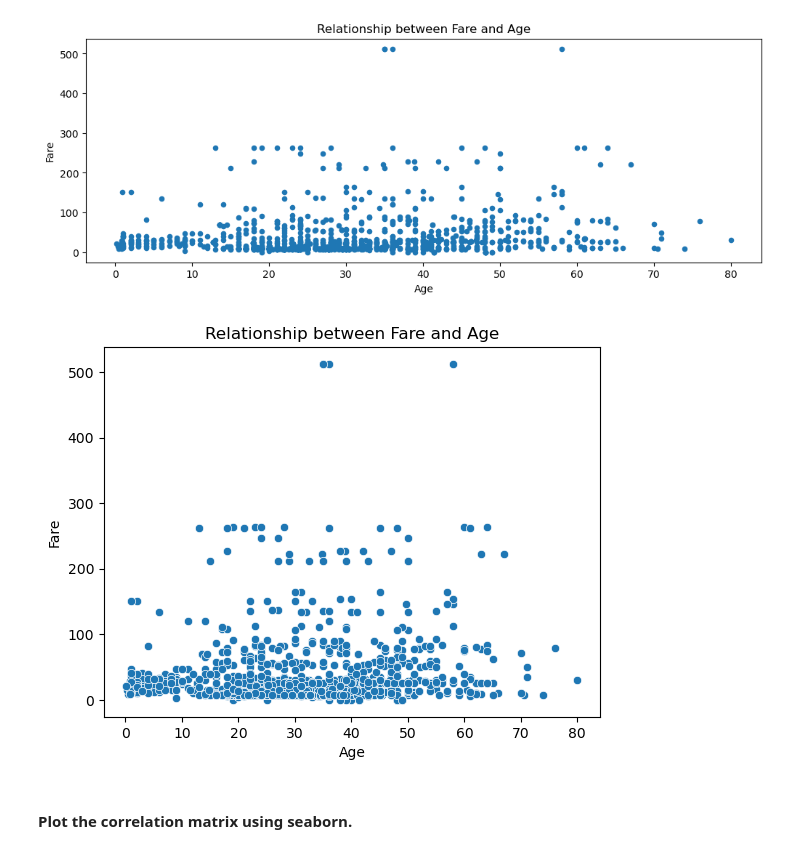
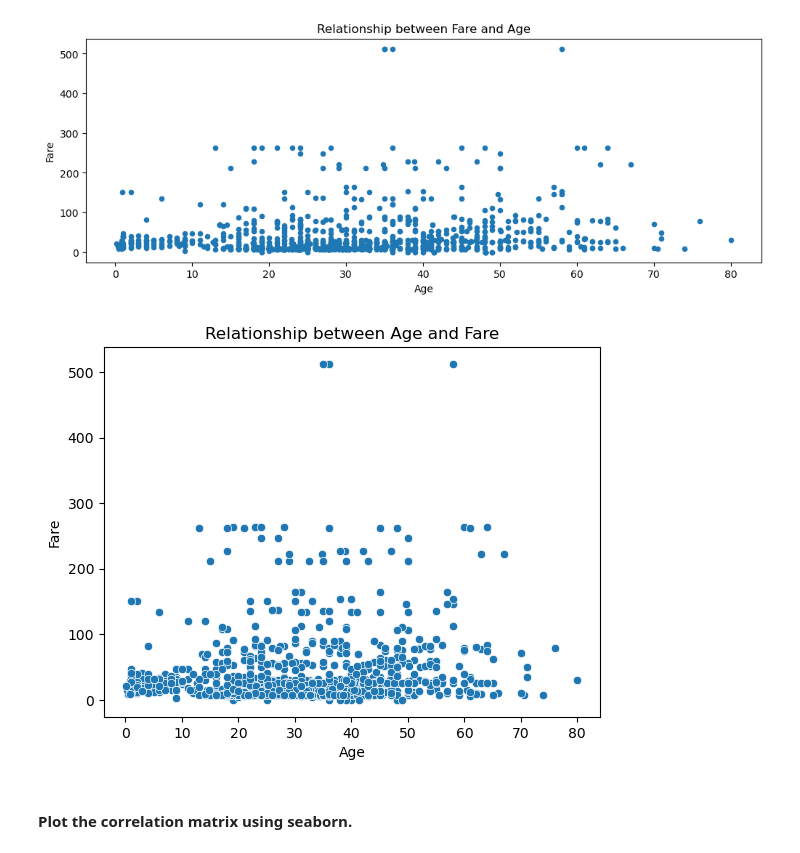
Before and after one commit to Kristinawk/dataptmad0924_labs, a Jupyter notebook: module-2/matplotlib-seaborn/your-code/main.ipynb, the cells around one changed output. Saved outputs shown, nothing was run; the diff lists cells and outputs as text; code cells hidden in the pictures.

```diff
--- a/module-2/matplotlib-seaborn/your-code/main.ipynb
+++ b/module-2/matplotlib-seaborn/your-code/main.ipynb
@@ -520,12 +533,12 @@ plt.show()
 # %%
 # Method 2 - seaborn
 # your code here
 
 sns.scatterplot(x="Age", y="Fare", data=titanic)
-plt.title('Relationship between Fare and Age')
+plt.title('Relationship between Age and Fare')
 
 plt.show()
 # %% [output]
-[figure, old version]
+[figure, new version]
 # %% [markdown]
 #### Plot the correlation matrix using seaborn.
```
Also changed, not shown: parts of 17 cells of this notebook.
